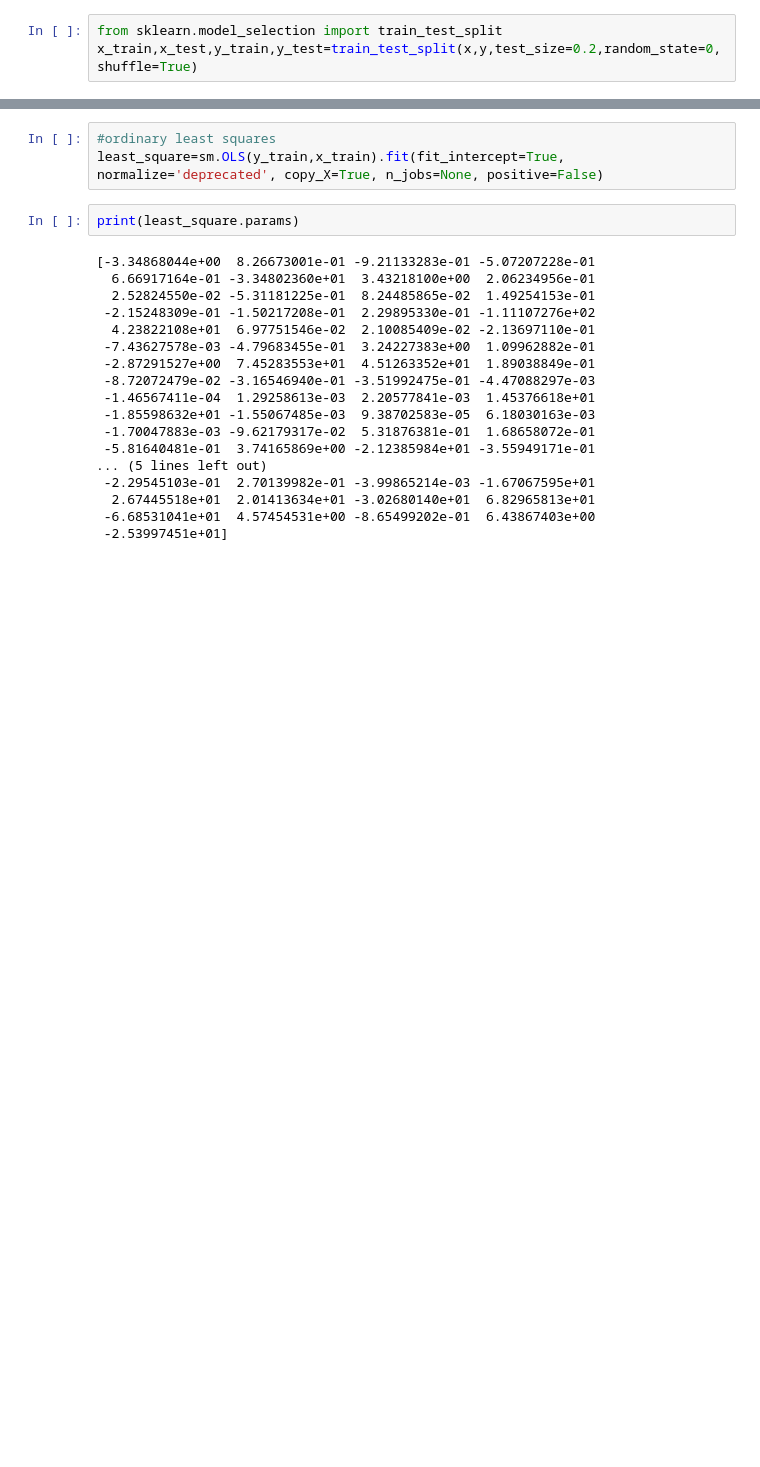
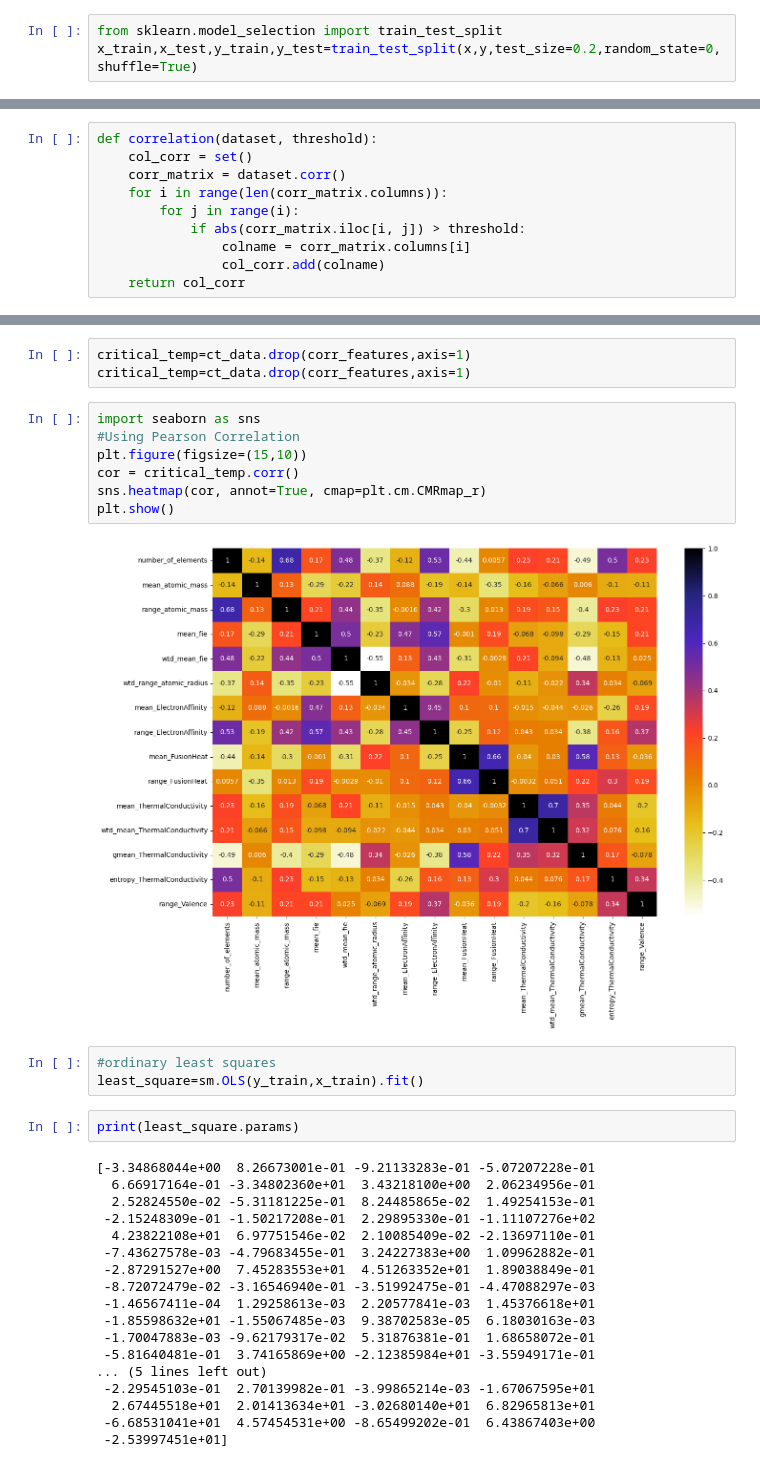
Before and after one commit to sindhuja-reddy/data_mining, a Jupyter notebook: Ordinary Least Squares.ipynb, the cells around one changed output, grey strips where cells are left out. Saved outputs shown, nothing was run; the diff lists cells and outputs as text; blank space fills up the shorter version.

```diff
--- a/Ordinary Least Squares.ipynb
+++ b/Ordinary Least Squares.ipynb
@@ -68,0 +104,10 @@ x_train,x_test,y_train,y_test=train_test_split(x,y,test_size=0.2,random_state=0,
+# %%
+def correlation(dataset, threshold):
+    col_corr = set()
+    corr_matrix = dataset.corr()
+    for i in range(len(corr_matrix.columns)):
+        for j in range(i):
+            if abs(corr_matrix.iloc[i, j]) > threshold:
+                colname = corr_matrix.columns[i]
+                col_corr.add(colname)
+    return col_corr
@@ -69,6 +139,18 @@ x_train,x_test,y_train,y_test=train_test_split(x,y,test_size=0.2,random_state=0,
+# %%
+critical_temp=ct_data.drop(corr_features,axis=1)
+critical_temp=ct_data.drop(corr_features,axis=1)
+# %%
+import seaborn as sns
+#Using Pearson Correlation
+plt.figure(figsize=(15,10))
+cor = critical_temp.corr()
+sns.heatmap(cor, annot=True, cmap=plt.cm.CMRmap_r)
+plt.show()
+# %% [output]
+[figure, added]
 # %%
 #ordinary least squares
-least_square=sm.OLS(y_train,x_train).fit(fit_intercept=True, normalize='deprecated', copy_X=True, n_jobs=None, positive=False)
+least_square=sm.OLS(y_train,x_train).fit()
 # %%
 print(least_square.params)
 # %% [output]
```
Also changed, not shown: parts of 14 cells of this notebook.
